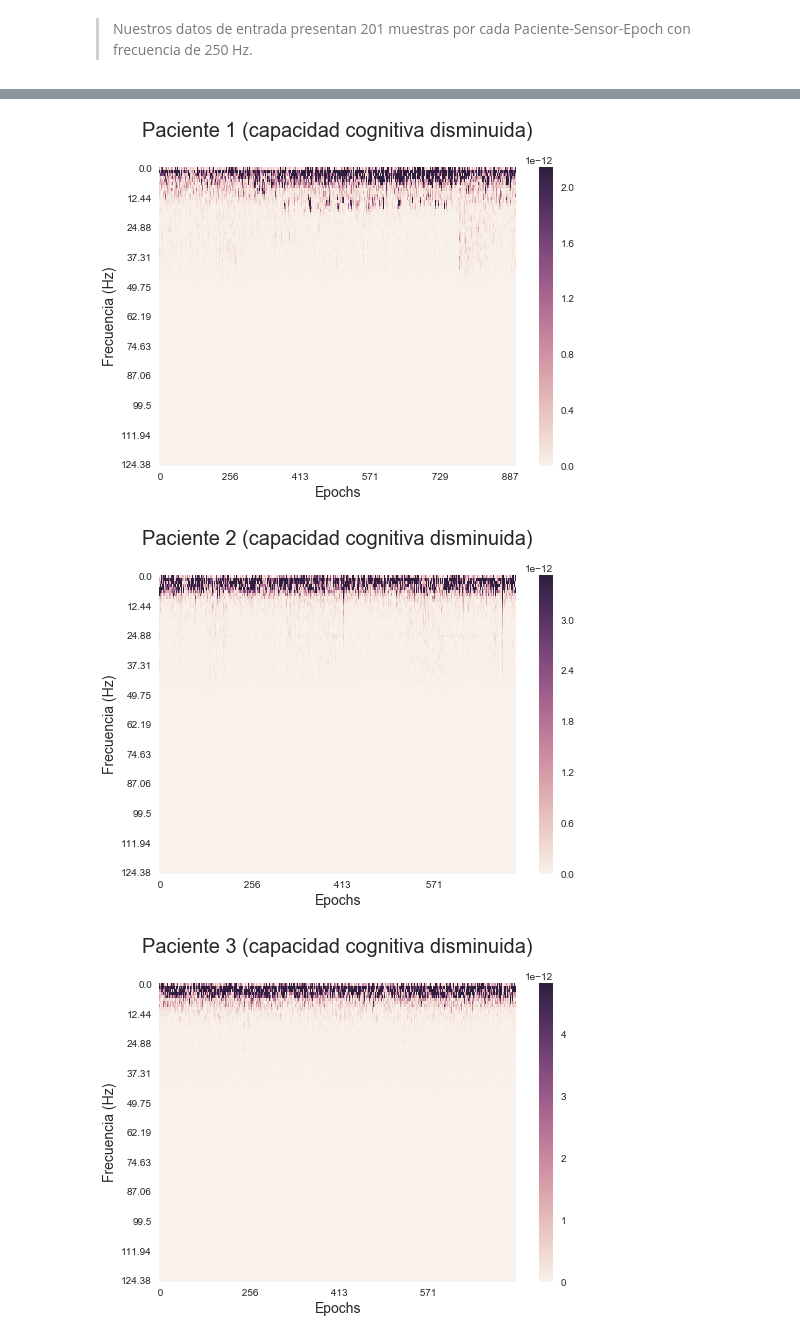
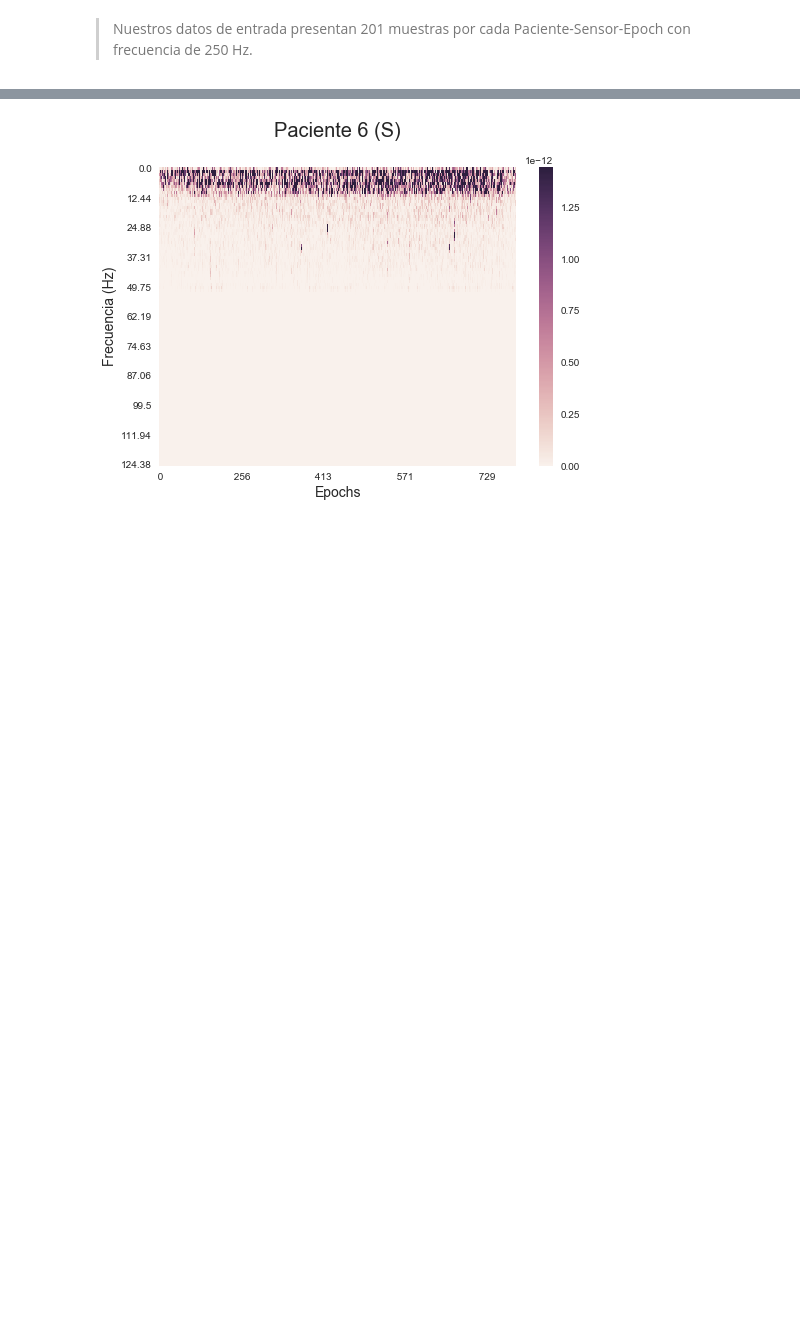
Before and after one commit to BrianBohe/DataScienceCourse, a Jupyter notebook: tp2/resolucion.ipynb, the cells around one changed output, grey strips where cells are left out. Saved outputs shown, nothing was run; the diff lists cells and outputs as text; code cells hidden in the pictures; blank space fills up the shorter version.

```diff
--- a/tp2/resolucion.ipynb
+++ b/tp2/resolucion.ipynb
@@ -82,34 +86,45 @@ sensor_means = [df.groupby(['epoch', 'tiempo']).mean() for df in dfs1]
 # %%
 indice_persona = 1
 esta_persona_tiene_capacidad_cognitiva_disminuida = True
-capacidad_cognitiva = "capacidad cognitiva disminuida"
+capacidad_cognitiva = "P"#"capacidad cognitiva disminuida"
 
-def copy_index_rounded_by_two_decimals(algunosValoresConMuchosDecimales):
+def copy_data_rounded_by_two_decimals(algunosValoresConMuchosDecimales):
     valoresRedondeados = []
     for i in range(len(algunosValoresConMuchosDecimales)):
         valoresRedondeados.append(round(algunosValoresConMuchosDecimales[i],2))
     return valoresRedondeados
 
-for sm in sensor_means:
+def graficar_heatmap_potencia_frencuencia_por_epoch_para_los_datos_de_esta_persona(datos,persona, capacidad_cognitiva):
     frecuencias = sm.groupby(['epoch']).apply(lambda x: scipy.signal.welch(x['valores'], fs=250, nperseg = 201))
     data = {' {}'.format(i): f for i,f in enumerate(map(lambda x: x[1], frecuencias.values))}
     index = copy_index_rounded_by_two_decimals(frecuencias.values[0][0])
-    #algunasFrecuencias = frecuencias
     f_df = pd.DataFrame(data=data, index=index)
 
     g = sns.heatmap(f_df, xticklabels=175, yticklabels=10, robust=True)
 
-    if indice_persona > 10 and esta_persona_tiene_capacidad_cognitiva_disminuida:
-        esta_persona_tiene_capacidad_cognitiva_disminuida = False
-        indice_persona = 1
-        capacidad_cognitiva = "capacidad cognitiva normal"
 
-    sns.plt.title('Paciente {} ({})'.format(indice_persona, capacidad_cognitiva), fontsize=20, y=1.08)
+    sns.plt.title('Paciente {} ({})'.format(persona, capacidad_cognitiva), fontsize=20, y=1.08)
     sns.plt.ylabel('Frecuencia (Hz)', fontsize=14)
     sns.plt.xlabel('Epochs', fontsize=14)
+    ## Descomentar esto para reducir el rango de Frecuencias de 0 a 50 como en el enunciado
+    # axes = sns.plt.gca()
+    # axes.set_ylim([60,101])
     sns.plt.show()
-    indice_persona+=1
+
+## Descomentar para poder ver todos
+#
+#for sm in sensor_means:
+#
+#    if indice_persona > 10 and esta_persona_tiene_capacidad_cognitiva_disminuida:
+#        esta_persona_tiene_capacidad_cognitiva_disminuida = False
+#        indice_persona = 1
+#        capacidad_cognitiva = "S"#"capacidad cognitiva normal"
+#
+#    graficar_heatmap_potencia_frencuencia_por_epoch_para_los_datos_de_esta_persona(sm,indice_persona,capacidad_cognitiva)
+#
+#    indice_persona+=1
+
+## Dejo uno de muestra
+graficar_heatmap_potencia_frencuencia_por_epoch_para_los_datos_de_esta_persona(sensor_means[15],6,"S")
 # %% [output]
-[figure, old version]
+[figure, new version]
-[figure, removed]
-[figure, removed]
```
Also changed, not shown: parts of 17 cells of this notebook.
